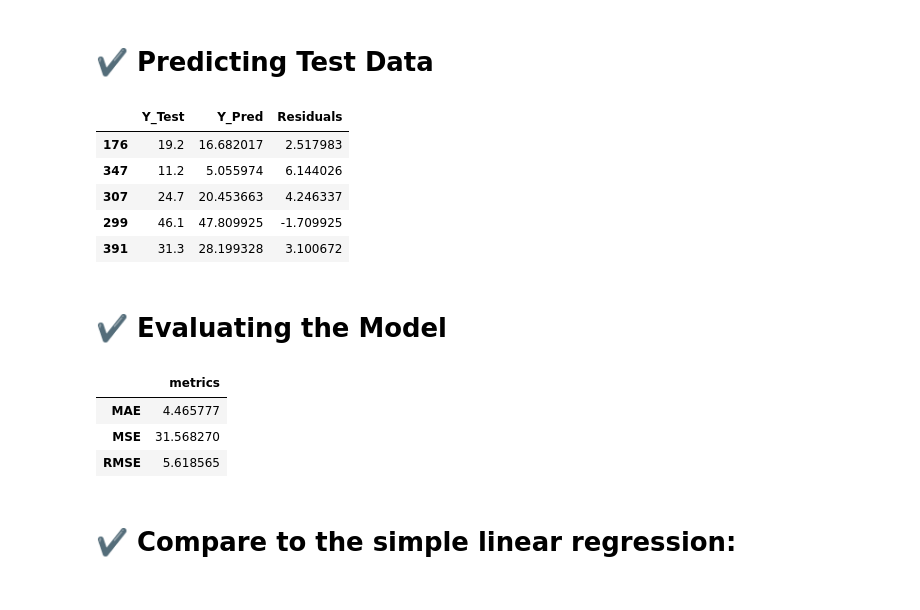
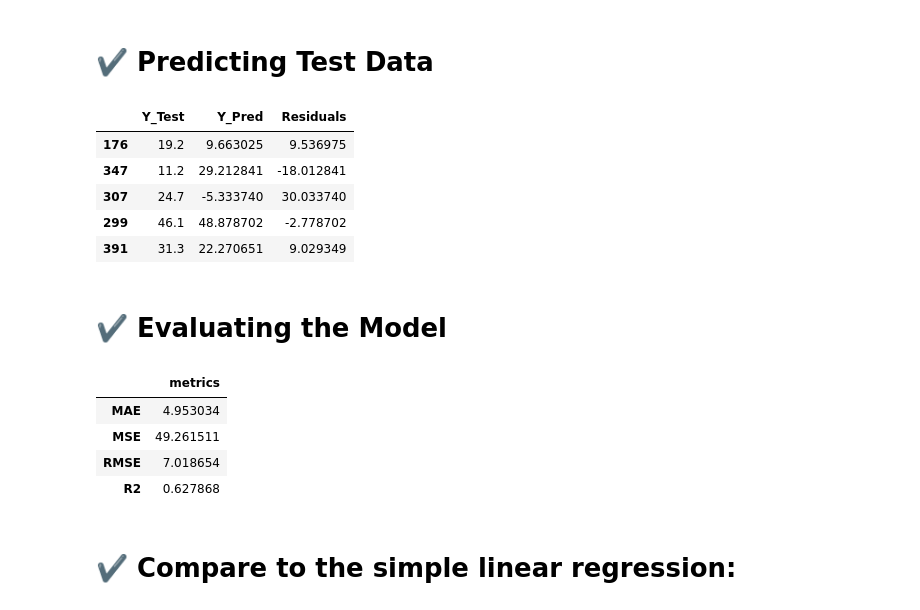
Before and after one commit to swapnil-vyom/ML_learn, a Jupyter notebook: 2 B - Polynomial Regression/Polynomial_Regression.ipynb, the cells around one changed output. Drawn from its saved outputs; the diff is of its cells as text; code cells hidden in the pictures.

```diff
--- a/2 B - Polynomial Regression/Polynomial_Regression.ipynb
+++ b/2 B - Polynomial Regression/Polynomial_Regression.ipynb
@@ -182,13 +182,13 @@ sns.pairplot(df)
 # %% [markdown]
 ## **Define X and y**
 # %%
-X=df.drop('Y house price of unit area', axis=1)
+X=df.drop(['Y house price of unit area','No'], axis=1)
 
 y=df['Y house price of unit area']
 # %% [markdown]
 # **✔️ Preprocessing**
 # %%
-polynomial_converter=PolynomialFeatures(degree=2, include_bias=False)
+polynomial_converter=PolynomialFeatures(degree=3, include_bias=False)
 # %%
 poly_features=polynomial_converter.fit(X)
 # %%
@@ -222,25 +222,26 @@ y_pred=polymodel.predict(X_test)
 pd.DataFrame({'Y_Test': y_test,'Y_Pred':y_pred, 'Residuals':(y_test-y_pred) }).head(5)
 # %% [output]
 |  | Y_Test | Y_Pred | Residuals |
-| 176 | 19.2 | 16.682017 | 2.517983 |
-| 347 | 11.2 | 5.055974 | 6.144026 |
-| 307 | 24.7 | 20.453663 | 4.246337 |
-| 299 | 46.1 | 47.809925 | -1.709925 |
-| 391 | 31.3 | 28.199328 | 3.100672 |
+| 176 | 19.2 | 9.663025 | 9.536975 |
+| 347 | 11.2 | 29.212841 | -18.012841 |
+| 307 | 24.7 | -5.333740 | 30.033740 |
+| 299 | 46.1 | 48.878702 | -2.778702 |
+| 391 | 31.3 | 22.270651 | 9.029349 |
 # %% [markdown]
 # **✔️ Evaluating the Model**
 # %%
 MAE_Poly = metrics.mean_absolute_error(y_test,y_pred)
 MSE_Poly = metrics.mean_squared_error(y_test,y_pred)
 RMSE_Poly = np.sqrt(MSE_Poly)
-
-pd.DataFrame([MAE_Poly, MSE_Poly, RMSE_Poly],
-             index=['MAE', 'MSE', 'RMSE'], columns=['metrics'])
+R2_poly = metrics.r2_score(y_test,y_pred)
+pd.DataFrame([MAE_Poly, MSE_Poly, RMSE_Poly,R2_poly],
+             index=['MAE', 'MSE', 'RMSE','R2'], columns=['metrics'])
 # %% [output]
 |  | metrics |
-| MAE | 4.465777 |
-| MSE | 31.568270 |
-| RMSE | 5.618565 |
+| MAE | 4.953034 |
+| MSE | 49.261511 |
+| RMSE | 7.018654 |
+| R2 | 0.627868 |
 # %% [markdown]
 # **✔️ Compare to the simple linear regression:**
 # %%
```
Also changed, not shown: parts of 6 cells of this notebook.
